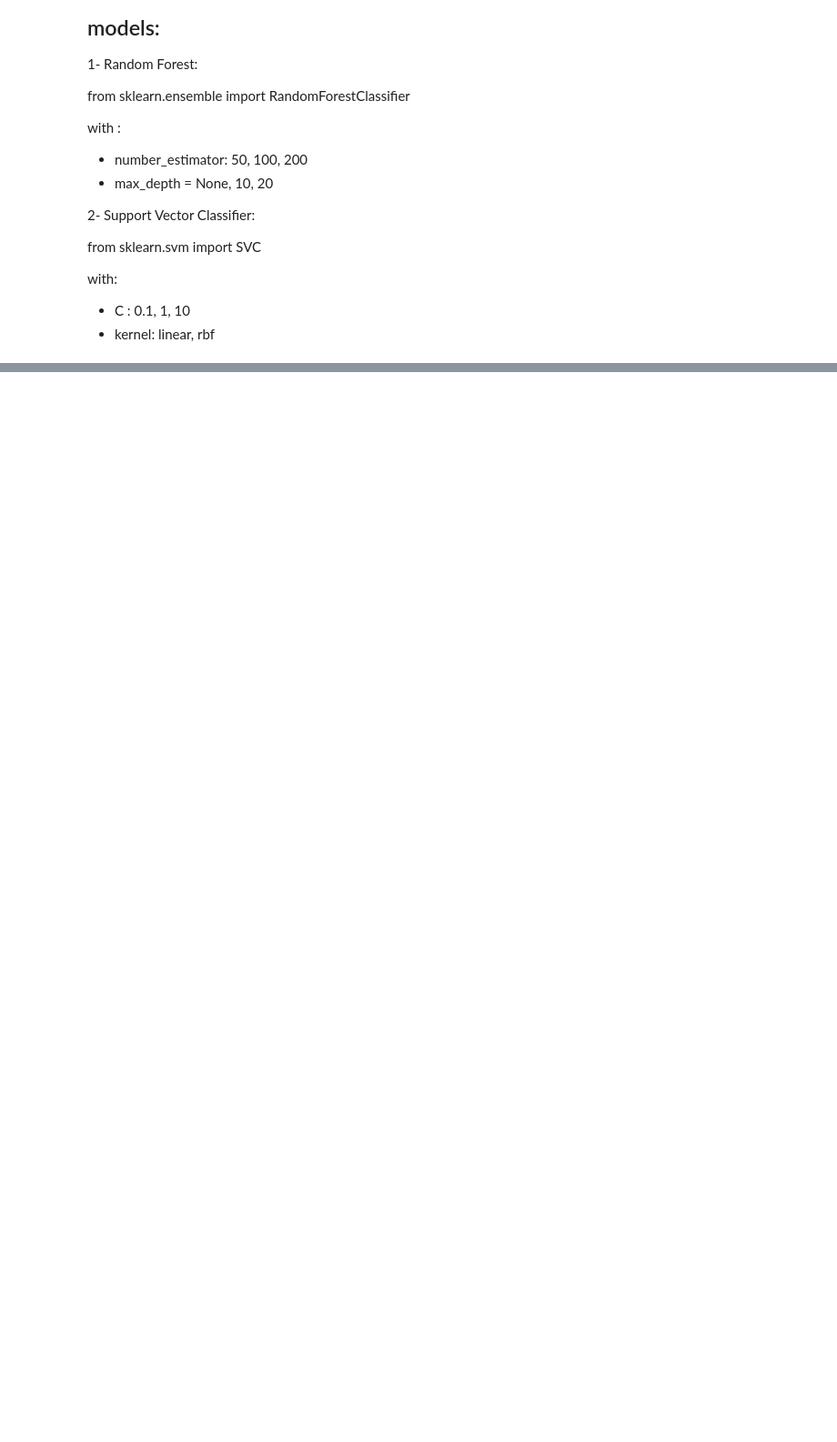
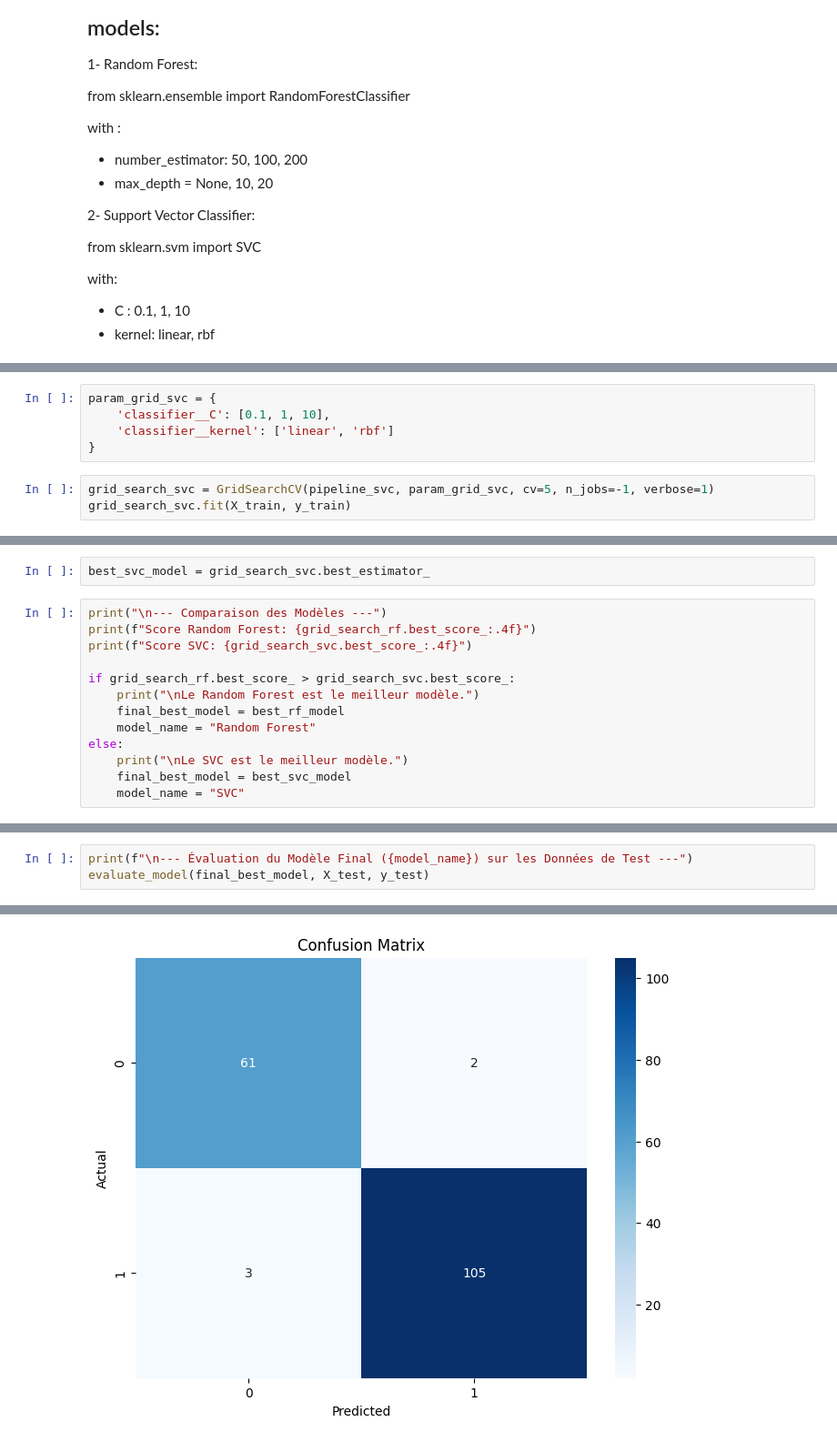
Before and after one commit to zainabdah/MLOps-Course-M2, a Jupyter notebook: labs/Lab_1/notebook.ipynb, the cells around one changed output, grey strips where cells are left out. Shown: that part at 91% size. Drawn from its saved outputs; the diff is of its cells as text; blank space fills up the shorter version.

```diff
--- a/labs/Lab_1/notebook.ipynb
+++ b/labs/Lab_1/notebook.ipynb
@@ -186,0 +270,8 @@ with:
+# %%
+param_grid_svc = {
+    'classifier__C': [0.1, 1, 10],
+    'classifier__kernel': ['linear', 'rbf']
+}
+# %%
+grid_search_svc = GridSearchCV(pipeline_svc, param_grid_svc, cv=5, n_jobs=-1, verbose=1)
+grid_search_svc.fit(X_train, y_train)
@@ -186,0 +299,15 @@ with:
+# %%
+best_svc_model = grid_search_svc.best_estimator_
+# %%
+print("\n--- Comparaison des Modèles ---")
+print(f"Score Random Forest: {grid_search_rf.best_score_:.4f}")
+print(f"Score SVC: {grid_search_svc.best_score_:.4f}")
+
+if grid_search_rf.best_score_ > grid_search_svc.best_score_:
+    print("\nLe Random Forest est le meilleur modèle.")
+    final_best_model = best_rf_model
+    model_name = "Random Forest"
+else:
+    print("\nLe SVC est le meilleur modèle.")
+    final_best_model = best_svc_model
+    model_name = "SVC"
@@ -186,0 +320,4 @@ with:
+# %%
+print(f"\n--- Évaluation du Modèle Final ({model_name}) sur les Données de Test ---")
+evaluate_model(final_best_model, X_test, y_test)
+# %% [output]
@@ -186,0 +335 @@ with:
+[figure, added]
```
Also changed, not shown: parts of 21 cells of this notebook, 39 other files.
